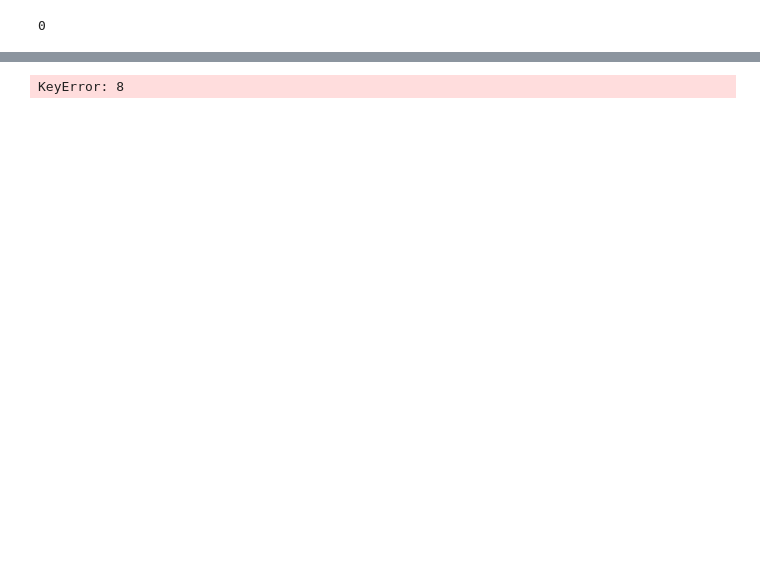
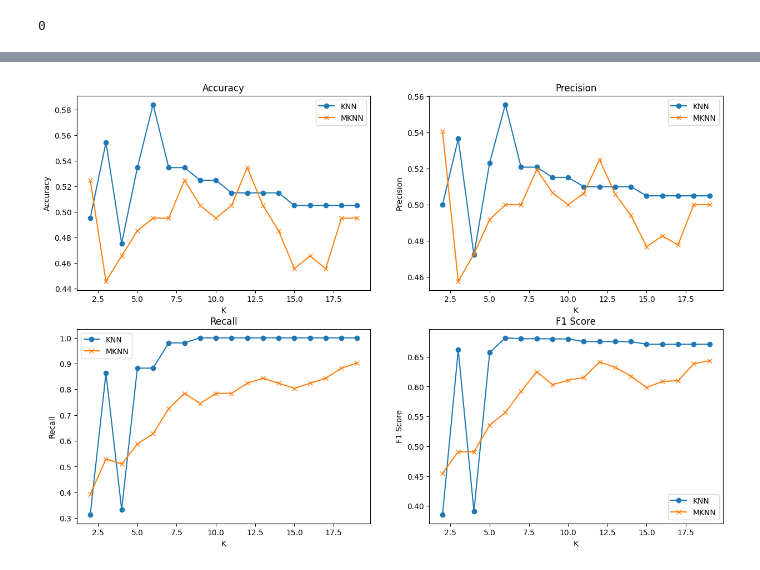
Before and after one commit to SulthanAbiyyu/proyek-akhir-ppm, a Jupyter notebook: proyek_akhir.ipynb, the cells around one changed output, grey strips where cells are left out. Drawn from its saved outputs; the diff is of its cells as text; code cells hidden in the pictures; blank space fills up the shorter version.

```diff
--- a/proyek_akhir.ipynb
+++ b/proyek_akhir.ipynb
@@ -170,0 +203,2 @@ data.head()
+# %%
+data = data[(data["genre"] == "Komedi") | (data["genre"] == "Laga")]
@@ -180,5 +233,6 @@ for train_idx, test_idx in kf.split(data[Config.FEATURES]):
 # %%
 t = Tfidfvectorizer()
 
-X = t.fit_transform(data["ringkasan_sinopsis"])
-y = data[Config.LABEL]
+X_ringkasan = t.fit_transform(data["ringkasan_sinopsis"])
+X_judul = t.fit_transform(data["judul_film"])
+y = np.array(data[Config.LABEL].replace({"Komedi": 0, "Laga": 1}))
@@ -210,11 +238,0 @@ X = np.array(X.todense())
-# %%
-mknn = MKNNClassifier(k=5)
-mknn.fit(pd.DataFrame(X[train_idx]), y_train)
-
-y_pred = mknn.predict(pd.DataFrame(X[test_idx][:5]))
-# f1_score = metrics.f1_score(y_test, y_pred)
-# %% [output]
-KeyError: 8
-# %%
-f1_score = metrics.f1_score(y_test, y_pred)
-f1_score
@@ -220,0 +280,54 @@ f1_score
+# %%
+knn_acc_dict = dict(zip(ks, knn_accuracy_list))
+knn_precision_dict = dict(zip(ks, knn_precision_list))
+knn_recall_dict = dict(zip(ks, knn_recall_list))
+knn_f1_score_dict = dict(zip(ks, knn_f1_score_list))
+
+mknn_acc_dict = dict(zip(ks, mknn_accuracy_list))
+mknn_precision_dict = dict(zip(ks, mknn_precision_list))
+mknn_recall_dict = dict(zip(ks, mknn_recall_list))
+mknn_f1_score_dict = dict(zip(ks, mknn_f1_score_list))
+
+
+plt.subplots(2, 2, figsize=(15, 10))
+plt.subplot(2, 2, 1)
+plt.title("Accuracy")
+plt.plot(knn_acc_dict.keys(), knn_acc_dict.values(), label="KNN", marker="o")
+plt.plot(mknn_acc_dict.keys(), mknn_acc_dict.values(), label="MKNN", marker="x")
+plt.xlabel("K")
+plt.ylabel("Accuracy")
+plt.legend()
+
+plt.subplot(2, 2, 2)
+plt.title("Precision")
+plt.plot(knn_precision_dict.keys(),
+         knn_precision_dict.values(), label="KNN", marker="o")
+plt.plot(mknn_precision_dict.keys(),
+         mknn_precision_dict.values(), label="MKNN", marker="x")
+plt.xlabel("K")
+plt.ylabel("Precision")
+plt.legend()
+
+plt.subplot(2, 2, 3)
+plt.title("Recall")
+plt.plot(knn_recall_dict.keys(), knn_recall_dict.values(),
+         label="KNN", marker="o")
+plt.plot(mknn_recall_dict.keys(), mknn_recall_dict.values(),
+         label="MKNN", marker="x")
+plt.xlabel("K")
+plt.ylabel("Recall")
+plt.legend()
+
+plt.subplot(2, 2, 4)
+plt.title("F1 Score")
+plt.plot(knn_f1_score_dict.keys(),
+         knn_f1_score_dict.values(), label="KNN", marker="o")
+plt.plot(mknn_f1_score_dict.keys(),
+         mknn_f1_score_dict.values(), label="MKNN", marker="x")
+plt.xlabel("K")
+plt.ylabel("F1 Score")
+plt.legend()
+
+plt.show()
+# %% [output]
+[figure, added]
```
Also changed, not shown: parts of 11 cells of this notebook, 2 other files.
